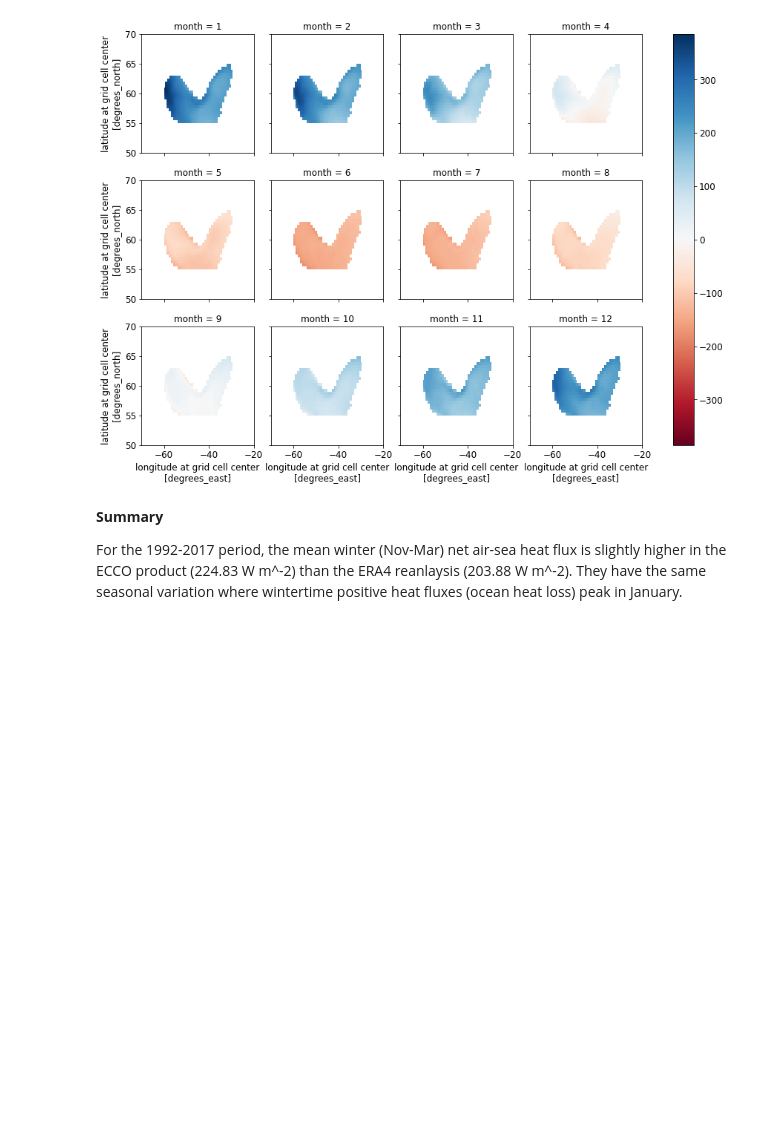
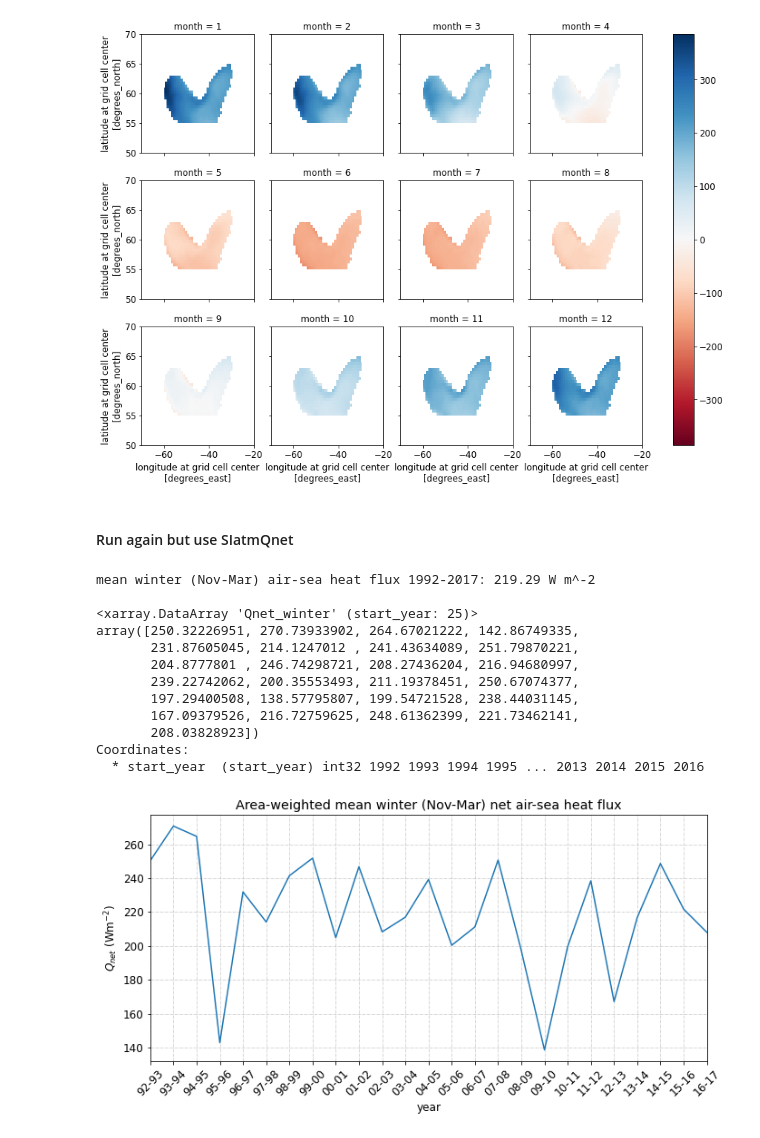
Before and after one commit to mjzahn/ecco, a Jupyter notebook: ecco_vs_era5_heatflux.ipynb, the cells around one changed output. Drawn from its saved outputs; the diff is of its cells as text; code cells hidden in the pictures; blank space fills up the shorter version.

Commit message:
add SIatmQnt calcs

```diff
--- a/ecco_vs_era5_heatflux.ipynb
+++ b/ecco_vs_era5_heatflux.ipynb
@@ -453,7 +453,26 @@ ecco_EXFqnet_gyre_da.sel(latitude=slice(50,70), longitude=slice(-70,-20)).groupb
 era5_qnet_gyre_valid_da.sel(latitude=slice(50,70), longitude=slice(-70,-20)).groupby("time.month").mean("time").plot(x="longitude",y="latitude",col="month",col_wrap=4,cmap='RdBu');
 # %% [output]
 [figure]
-# %% [markdown]
-**Summary**<br>
-
-For the 1992-2017 period, the mean winter (Nov-Mar) net air-sea heat flux is slightly higher in the ECCO product (224.83 W m^-2) than the ERA4 reanlaysis (203.88 W m^-2). They have the same seasonal variation where wintertime positive heat fluxes (ocean heat loss) peak in January.
+# %% [markdown]
+#### Run again but use SIatmQnet
+# %%
+# multiply ecco heat flux by mask to isolate data for the subpolar gyre
+ecco_SIatmQnt_gyre_da = ecco_heat_ds.SIatmQnt*gyre_mask_da
+# %%
+# run function for ECCO data
+years = list(range(1992, 2017, 1))
+ecco_winter_SIatmQnt_da, ecco_SIatmQnt_avg_winter = calc_winter_Qnet(ecco_SIatmQnt_gyre_da, years, gyre_mask_da)
+# %% [output]
+mean winter (Nov-Mar) air-sea heat flux 1992-2017: 219.29 W m^-2
+
+<xarray.DataArray 'Qnet_winter' (start_year: 25)>
+array([250.32226951, 270.73933902, 264.67021222, 142.86749335,
+       231.87605045, 214.1247012 , 241.43634089, 251.79870221,
+       204.8777801 , 246.74298721, 208.27436204, 216.94680997,
+       239.22742062, 200.35553493, 211.19378451, 250.67074377,
+       197.29400508, 138.57795807, 199.54721528, 238.44031145,
+       167.09379526, 216.72759625, 248.61362399, 221.73462141,
+       208.03828923])
+Coordinates:
+  * start_year  (start_year) int32 1992 1993 1994 1995 ... 2013 2014 2015 2016
+[figure, added]
```
Also changed, not shown: parts of 6 cells of this notebook, 2 other files.
